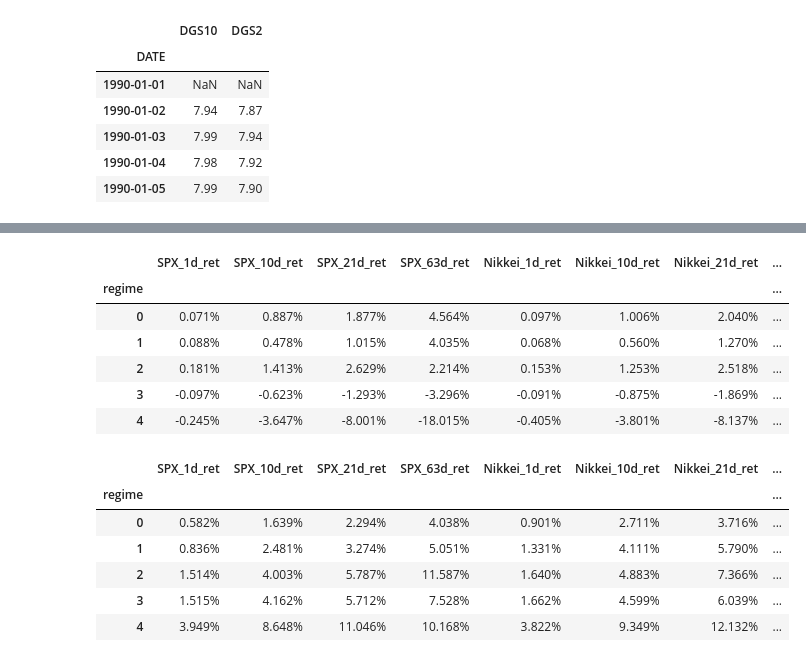
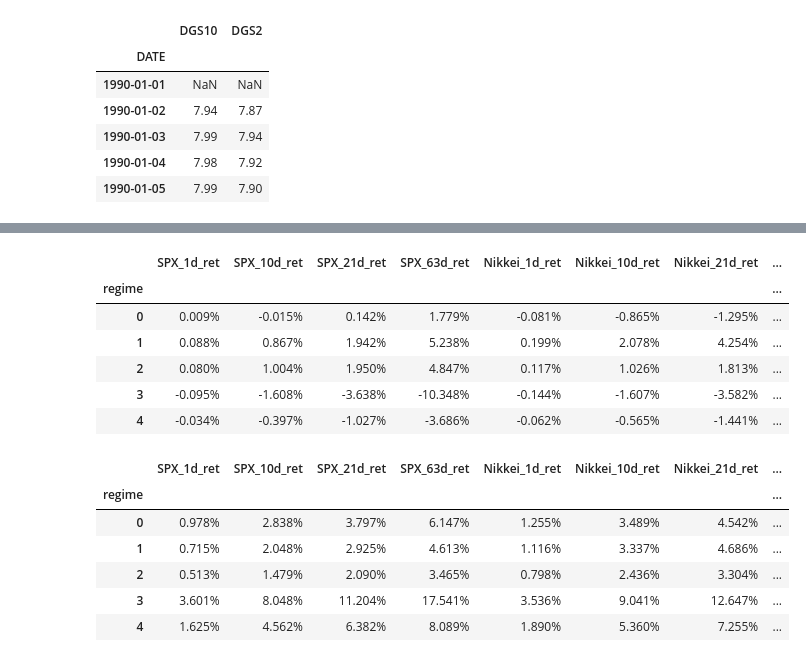
Before and after one commit to huangste/macro-regime-classifier, a Jupyter notebook: Regime_Model_v2_feature_engineering.ipynb, the cells around one changed output, grey strips where cells are left out. Cells and saved outputs as stored; diff of their text form; code cells hidden in the pictures.

```diff
--- a/Regime_Model_v2_feature_engineering.ipynb
+++ b/Regime_Model_v2_feature_engineering.ipynb
@@ -217,32 +217,33 @@ display(loadings.style.format("{:.3%}"))
 # %%
 from sklearn.mixture import GaussianMixture
 
 gmm = GaussianMixture(
     n_components=5,
-    covariance_type="full",
-    n_init=10,
+    covariance_type="diag",
+    reg_covar=1e-4,
+    n_init=50,
     random_state=42
 )
 
 labels = gmm.fit_predict(X_pca)
 features["regime"] = labels
 display(features.groupby("regime").mean().style.format("{:.3%}"))
 display(features.groupby("regime").std().style.format("{:.3%}"))
 # %% [output]
 |  | SPX_1d_ret | SPX_10d_ret | SPX_21d_ret | SPX_63d_ret | Nikkei_1d_ret | Nikkei_10d_ret | Nikkei_21d_ret | ... |
 | regime |  |  |  |  |  |  |  | ... |
-| 0 | 0.071% | 0.887% | 1.877% | 4.564% | 0.097% | 1.006% | 2.040% | ... |
-| 1 | 0.088% | 0.478% | 1.015% | 4.035% | 0.068% | 0.560% | 1.270% | ... |
-| 2 | 0.181% | 1.413% | 2.629% | 2.214% | 0.153% | 1.253% | 2.518% | ... |
-| 3 | -0.097% | -0.623% | -1.293% | -3.296% | -0.091% | -0.875% | -1.869% | ... |
-| 4 | -0.245% | -3.647% | -8.001% | -18.015% | -0.405% | -3.801% | -8.137% | ... |
+| 0 | 0.009% | -0.015% | 0.142% | 1.779% | -0.081% | -0.865% | -1.295% | ... |
+| 1 | 0.088% | 0.867% | 1.942% | 5.238% | 0.199% | 2.078% | 4.254% | ... |
+| 2 | 0.080% | 1.004% | 1.950% | 4.847% | 0.117% | 1.026% | 1.813% | ... |
+| 3 | -0.095% | -1.608% | -3.638% | -10.348% | -0.144% | -1.607% | -3.582% | ... |
+| 4 | -0.034% | -0.397% | -1.027% | -3.686% | -0.062% | -0.565% | -1.441% | ... |
 |  | SPX_1d_ret | SPX_10d_ret | SPX_21d_ret | SPX_63d_ret | Nikkei_1d_ret | Nikkei_10d_ret | Nikkei_21d_ret | ... |
 | regime |  |  |  |  |  |  |  | ... |
-| 0 | 0.582% | 1.639% | 2.294% | 4.038% | 0.901% | 2.711% | 3.716% | ... |
-| 1 | 0.836% | 2.481% | 3.274% | 5.051% | 1.331% | 4.111% | 5.790% | ... |
-| 2 | 1.514% | 4.003% | 5.787% | 11.587% | 1.640% | 4.883% | 7.366% | ... |
-| 3 | 1.515% | 4.162% | 5.712% | 7.528% | 1.662% | 4.599% | 6.039% | ... |
-| 4 | 3.949% | 8.648% | 11.046% | 10.168% | 3.822% | 9.349% | 12.132% | ... |
+| 0 | 0.978% | 2.838% | 3.797% | 6.147% | 1.255% | 3.489% | 4.542% | ... |
+| 1 | 0.715% | 2.048% | 2.925% | 4.613% | 1.116% | 3.337% | 4.686% | ... |
+| 2 | 0.513% | 1.479% | 2.090% | 3.465% | 0.798% | 2.436% | 3.304% | ... |
+| 3 | 3.601% | 8.048% | 11.204% | 17.541% | 3.536% | 9.041% | 12.647% | ... |
+| 4 | 1.625% | 4.562% | 6.382% | 8.089% | 1.890% | 5.360% | 7.255% | ... |
 # %%
 summary_cols = [
     "SPX_21d_ret", "SPX_63d_ret",
```
Also changed, not shown: parts of 26 cells of this notebook.
